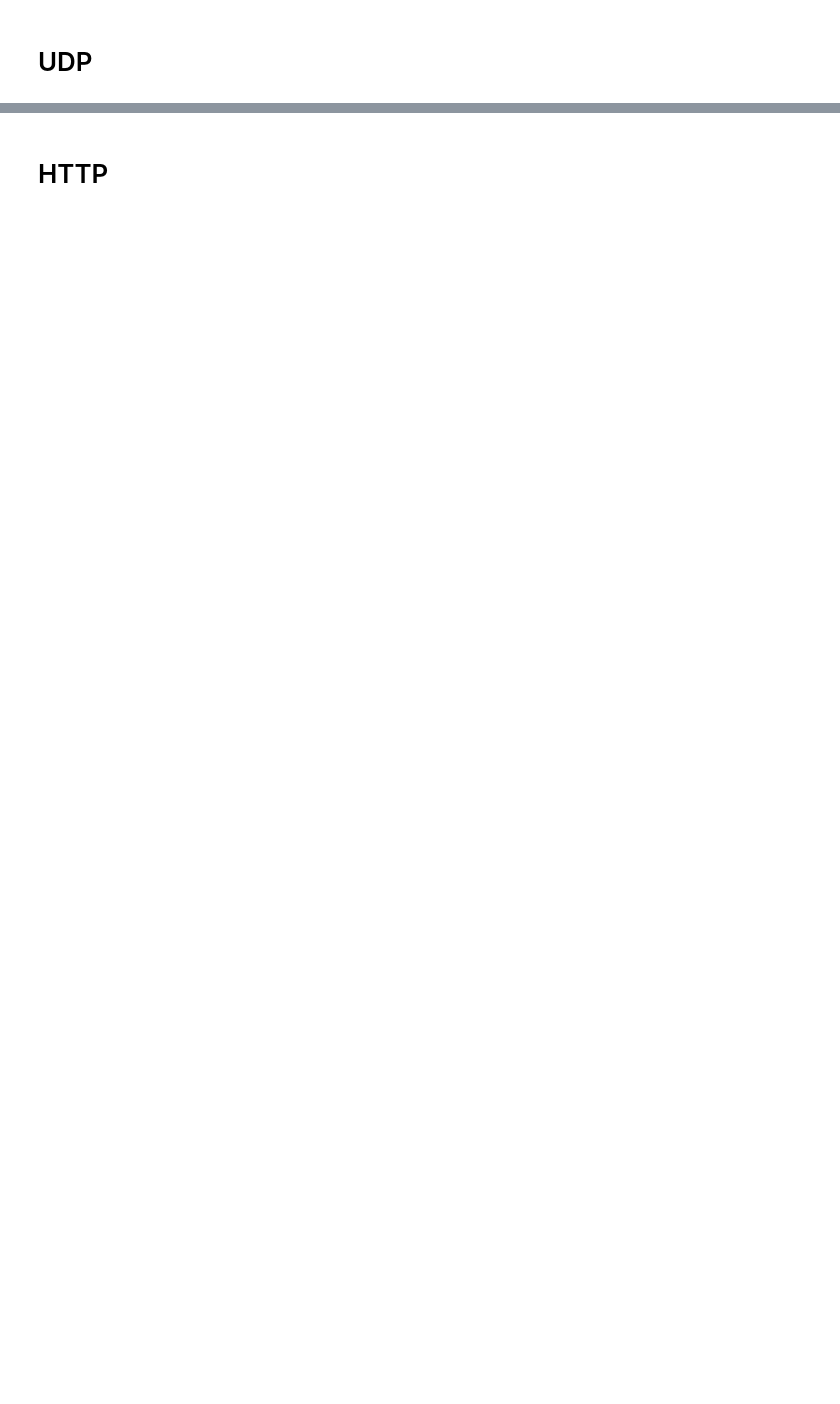
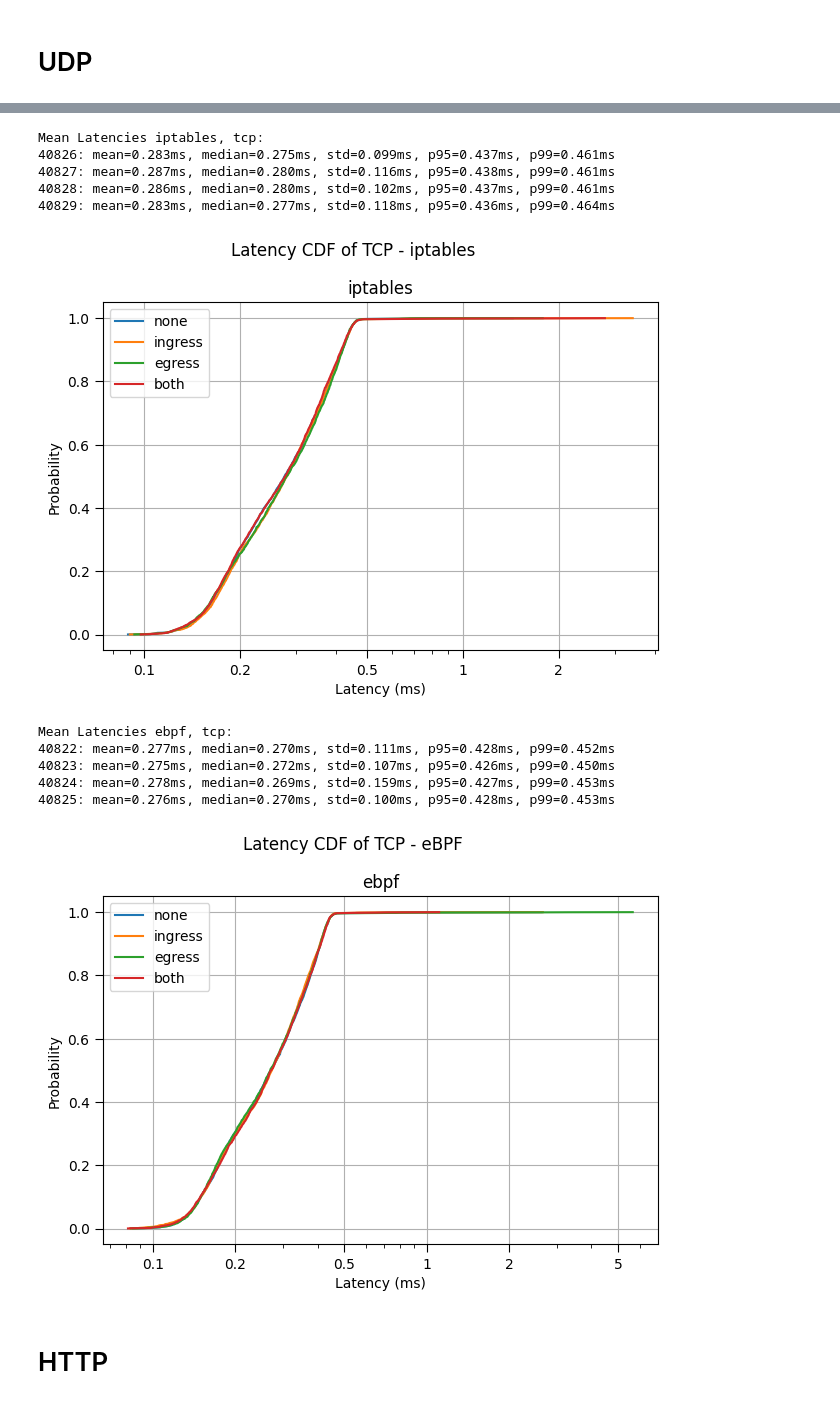
Before and after one commit to EmilZackrisson/thesis, a Jupyter notebook: Analysis/latency_combined_runs_1420.ipynb, the cells around one changed output, grey strips where cells are left out. Cells and saved outputs as stored; diff of their text form; code cells hidden in the pictures; blank space fills up the shorter version.

```diff
--- a/Analysis/latency_combined_runs_1420.ipynb
+++ b/Analysis/latency_combined_runs_1420.ipynb
@@ -230,11 +293,13 @@ def get_trace_dataset_and_plot_istio(experimentstocompare, axs, index, delay_key
 # %%
 EBPF_UDP_EXPIDS = ["40816","40817","40818","40819"] # UDP random src-port
 EBPF_HTTP_EXPIDS = ["40800","40801","40802","40803"]
+EBPF_TCP_EXPIDS = ["40822","40823","40824","40825"]
 EBPF_ISTIO_EXPIDS = ["40771","40773"]
 EBPF_ISTIO_MERBRIDGE_EXPIDS = ["40774","40775"]
 
 IPTABLES_UDP_EXPIDS = ["40812", "40813", "40814", "40815"] # UDP random src-port
 IPTABLES_HTTP_EXPIDS = ["40780","40781","40782","40783"]
+IPTABLES_TCP_EXPIDS = ["40826","40827","40828","40829"]
 IPTABLES_ISTIO_EXPIDS = ["40785","40784"]
 IPTABLES_ISTIO_MERBRIDGE_EXPIDS = ["40786","40787"]
 # %%
@@ -422,3 +518,38 @@ Mean Latencies ebpf, udp:
+# %%
+# TCP CDFs: separate figures per dataplane
+
+# iptables
+experimentstocompare = IPTABLES_TCP_EXPIDS
+print(f"Mean Latencies {get_experiment_info(experimentstocompare[0])['Dataplane']}, {get_experiment_info(experimentstocompare[0])['Protocol']}:")
+fig, ax = plt.subplots()
+fig.suptitle('Latency CDF of TCP - iptables')
+get_trace_dataset_and_plot(experimentstocompare, ax, index=None)
+plt.tight_layout()
+plt.savefig('plots/latency_cdf_tcp_iptables.pdf', format='pdf')
+plt.show()
+
+# eBPF
+experimentstocompare = EBPF_TCP_EXPIDS
+print(f"\nMean Latencies {get_experiment_info(experimentstocompare[0])['Dataplane']}, {get_experiment_info(experimentstocompare[0])['Protocol']}:")
+fig, ax = plt.subplots()
+fig.suptitle('Latency CDF of TCP - eBPF')
+get_trace_dataset_and_plot(experimentstocompare, ax, index=None)
+plt.tight_layout()
+plt.savefig('plots/latency_cdf_tcp_ebpf.pdf', format='pdf')
+plt.show()
+# %% [output]
+Mean Latencies iptables, tcp:
+40826: mean=0.283ms, median=0.275ms, std=0.099ms, p95=0.437ms, p99=0.461ms
+40827: mean=0.287ms, median=0.280ms, std=0.116ms, p95=0.438ms, p99=0.461ms
+40828: mean=0.286ms, median=0.280ms, std=0.102ms, p95=0.437ms, p99=0.461ms
+40829: mean=0.283ms, median=0.277ms, std=0.118ms, p95=0.436ms, p99=0.464ms
+[figure, added]
+Mean Latencies ebpf, tcp:
+40822: mean=0.277ms, median=0.270ms, std=0.111ms, p95=0.428ms, p99=0.452ms
+40823: mean=0.275ms, median=0.272ms, std=0.107ms, p95=0.426ms, p99=0.450ms
+40824: mean=0.278ms, median=0.269ms, std=0.159ms, p95=0.427ms, p99=0.453ms
+40825: mean=0.276ms, median=0.270ms, std=0.100ms, p95=0.428ms, p99=0.453ms
+[figure, added]
 # %% [markdown]
 # HTTP
 # %%
```
Also changed, not shown: parts of 10 cells of this notebook, 20 other files.
